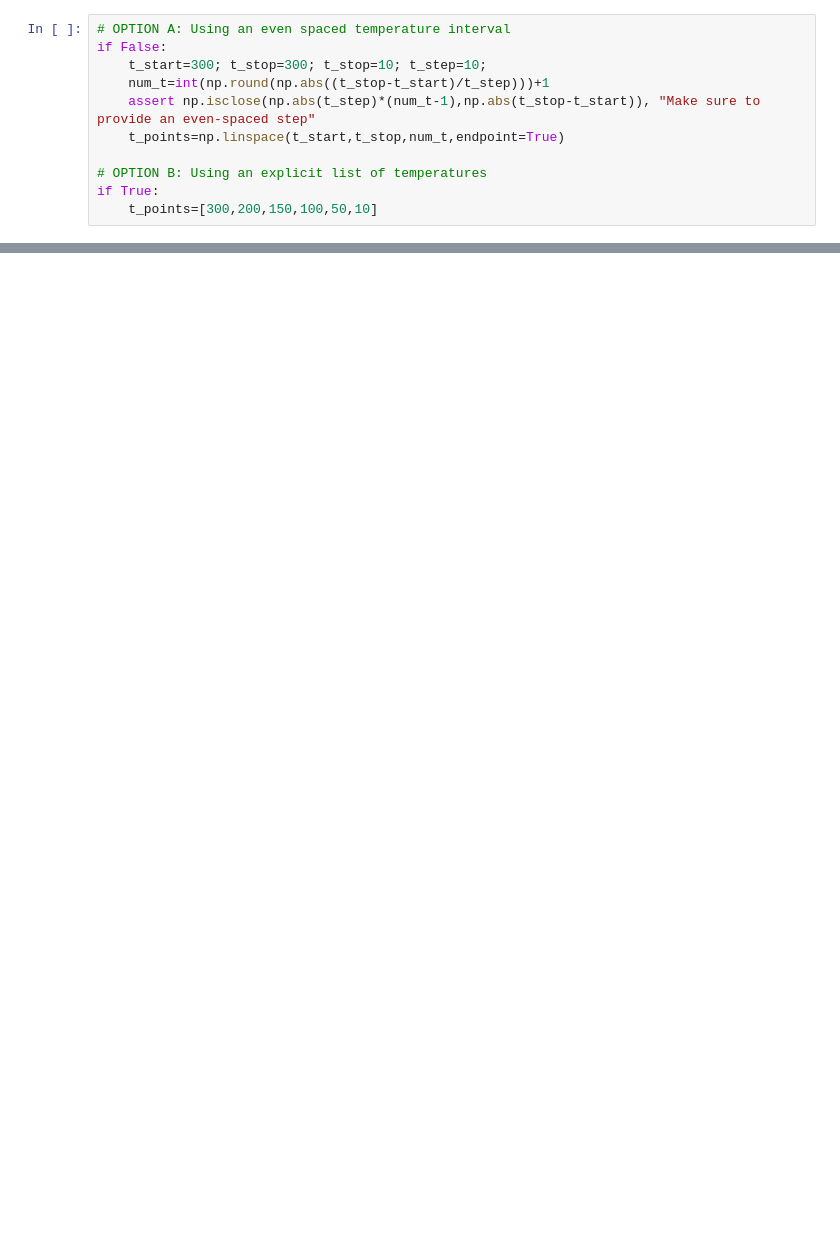
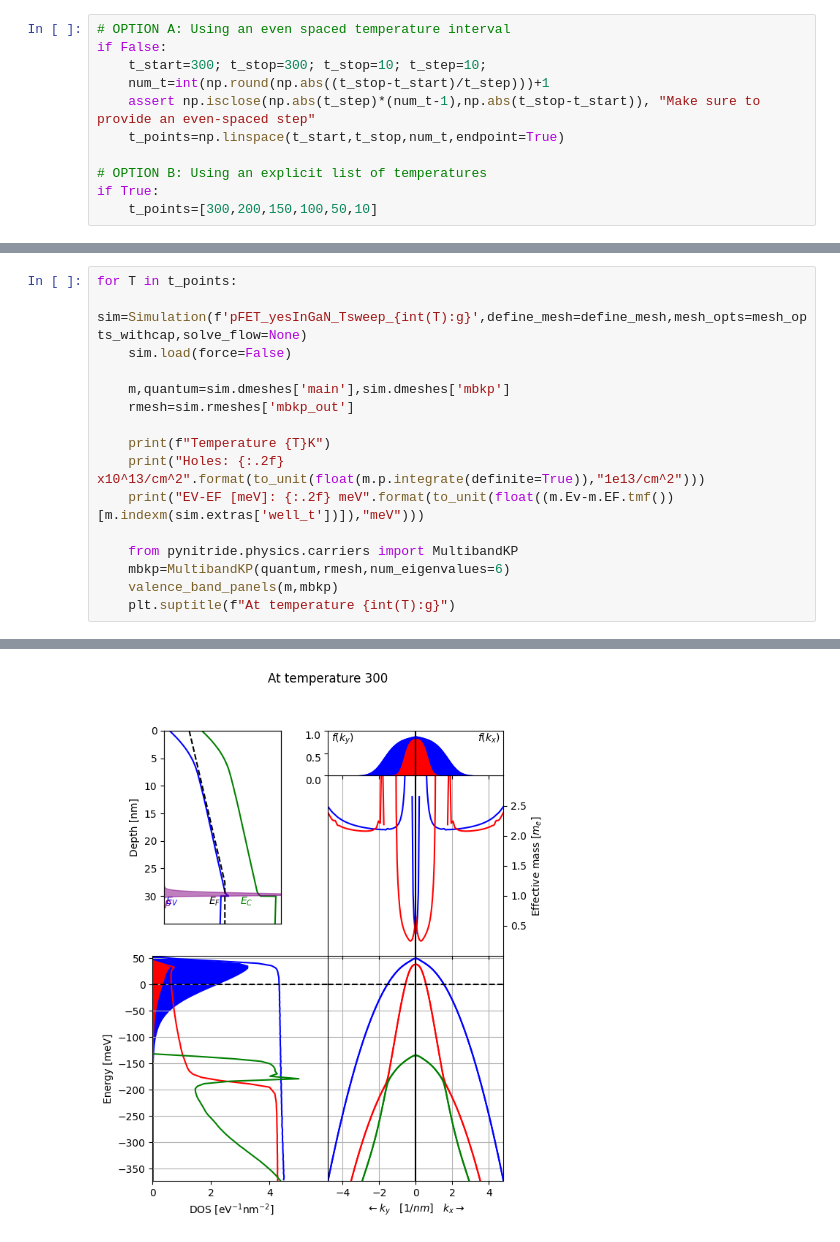
Before and after one commit to samueljamesbader/PyNitride, a Jupyter notebook: scratch/sam/tsweep_dev/tsweep_test.ipynb, the cells around one changed output, grey strips where cells are left out. Cells and saved outputs as stored; diff of their text form; blank space fills up the shorter version.

```diff
--- a/scratch/sam/tsweep_dev/tsweep_test.ipynb
+++ b/scratch/sam/tsweep_dev/tsweep_test.ipynb
@@ -139,0 +106,17 @@ EV-EF [meV]: 417.05 meV
+# %%
+for T in t_points:
+    sim=Simulation(f'pFET_yesInGaN_Tsweep_{int(T):g}',define_mesh=define_mesh,mesh_opts=mesh_opts_withcap,solve_flow=None)
+    sim.load(force=False)
+
+    m,quantum=sim.dmeshes['main'],sim.dmeshes['mbkp']
+    rmesh=sim.rmeshes['mbkp_out']
+
+    print(f"Temperature {T}K")
+    print("Holes: {:.2f} x10^13/cm^2".format(to_unit(float(m.p.integrate(definite=True)),"1e13/cm^2")))
+    print("EV-EF [meV]: {:.2f} meV".format(to_unit(float((m.Ev-m.EF.tmf())[m.indexm(sim.extras['well_t'])]),"meV")))
+
+    from pynitride.physics.carriers import MultibandKP
+    mbkp=MultibandKP(quantum,rmesh,num_eigenvalues=6)
+    valence_band_panels(m,mbkp)
+    plt.suptitle(f"At temperature {int(T):g}")
+# %% [output]
@@ -139,0 +140 @@ EV-EF [meV]: 417.05 meV
+[figure, added]
```
Also changed, not shown: parts of 6 cells of this notebook, 6 other files.
